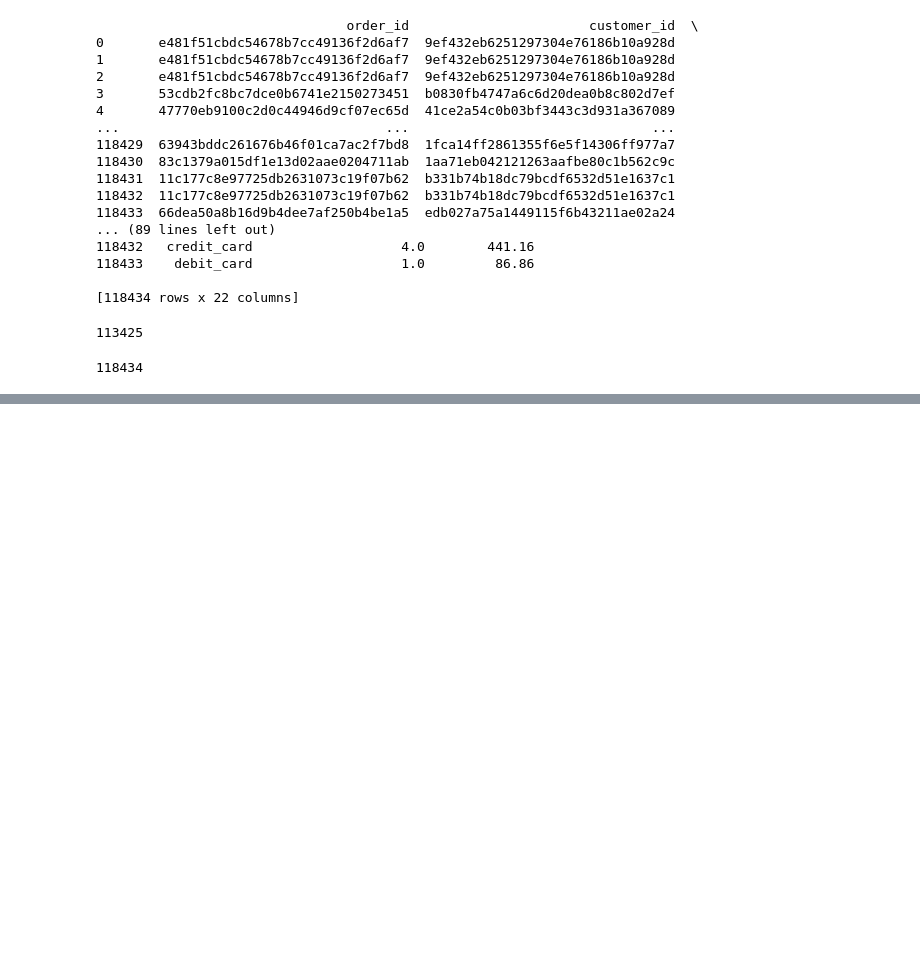
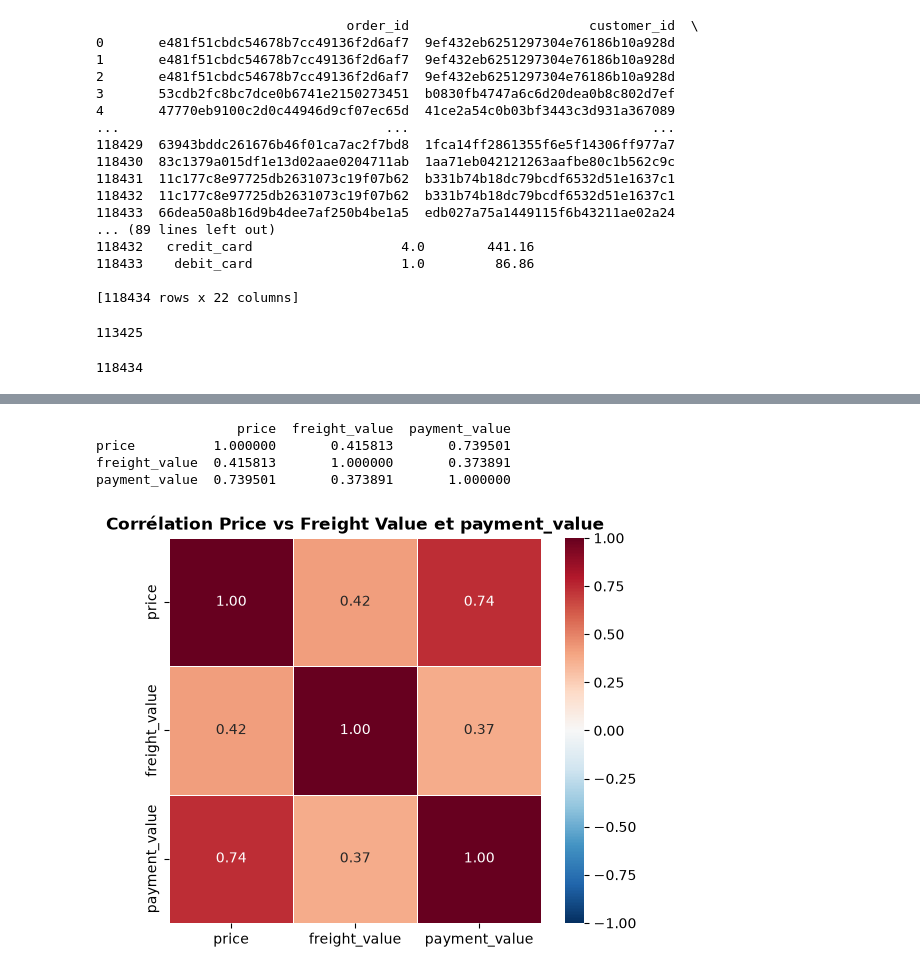
Before and after one commit to djiliwade67-ops/portfolio-data-science, a Jupyter notebook: projet2-olist/projet2-olist.ipynb, the cells around one changed output, grey strips where cells are left out. Saved outputs shown, nothing was run; the diff lists cells and outputs as text; code cells hidden in the pictures; blank space fills up the shorter version.

```diff
--- a/projet2-olist/projet2-olist.ipynb
+++ b/projet2-olist/projet2-olist.ipynb
@@ -238,0 +250,29 @@ len(merge3)
+# %%
+cols = ['price','freight_value','payment_value']
+corr = merge3[cols].corr()
+print(corr)
+# %% [output]
+                  price  freight_value  payment_value
+price          1.000000       0.415813       0.739501
+freight_value  0.415813       1.000000       0.373891
+payment_value  0.739501       0.373891       1.000000
+# %%
+import matplotlib.pyplot as plt
+import seaborn as sns
+
+plt.figure(figsize=(6, 5))
+sns.heatmap(
+    corr,
+    annot=True,
+    fmt=".2f",
+    cmap="RdBu_r",
+    vmin=-1,
+    vmax=1,
+    center=0,
+    linewidths=0.5,
+)
+
+plt.title("Corrélation Price vs Freight Value et payment_value", weight="bold")
+plt.show()
+# %% [output]
+[figure, added]
```
Also changed, not shown: parts of 2 cells of this notebook, 2 other files.
